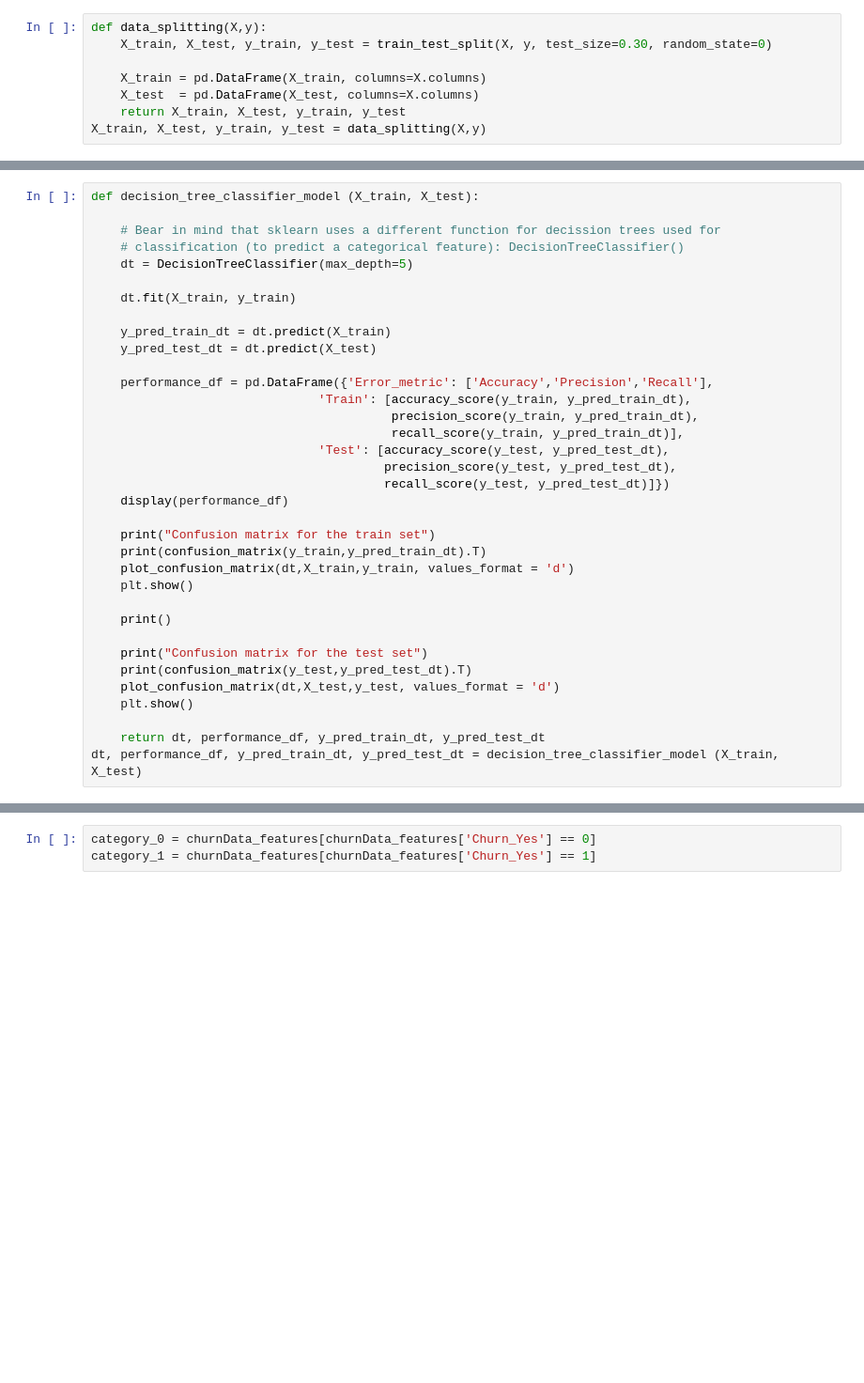
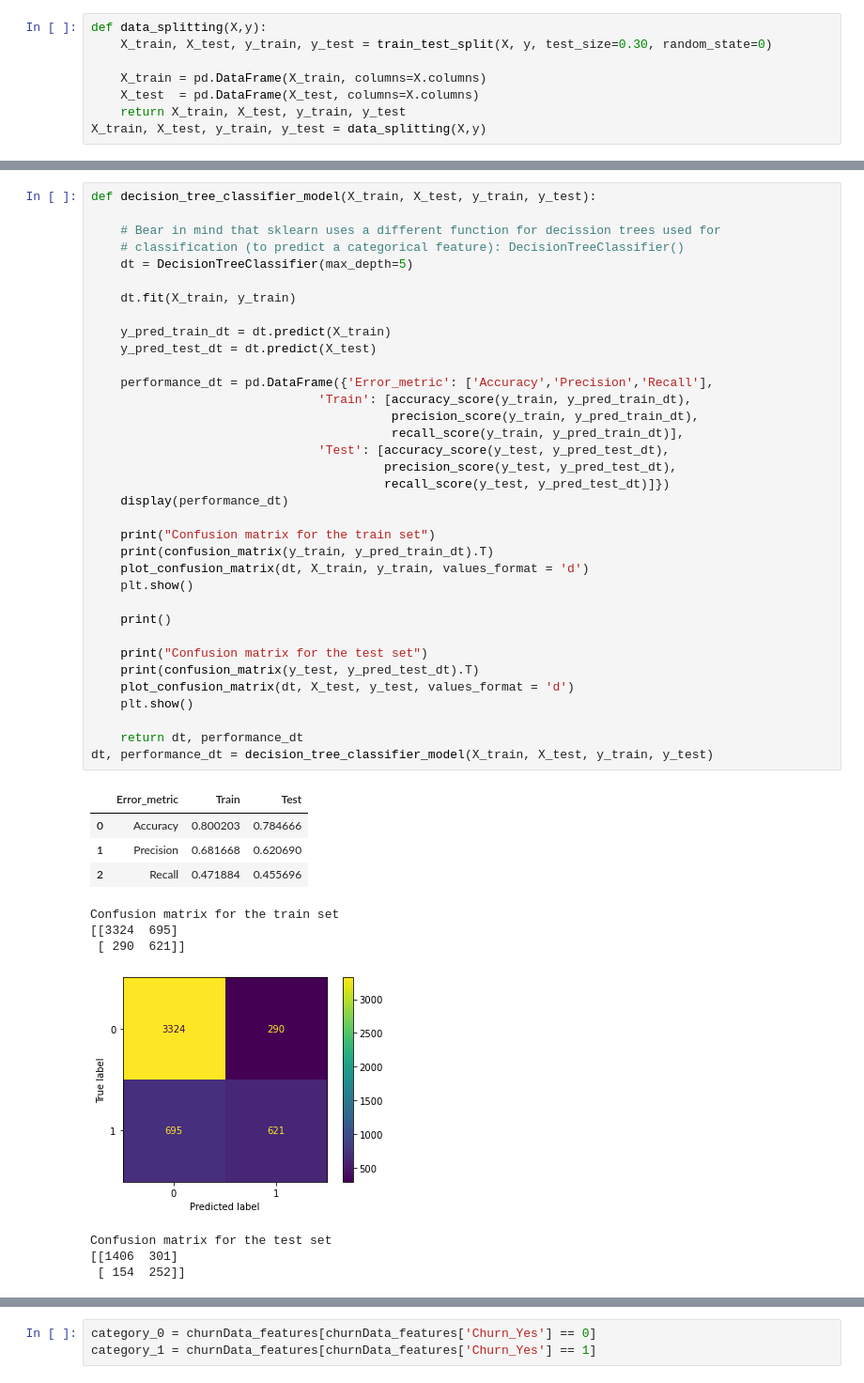
Before and after one commit to ZZN0412/LABS, a Jupyter notebook: Classification_Handling_Logistic_Regression_Imbalanced_data.ipynb, the cells around one changed output, grey strips where cells are left out. Shown at 94% size. Saved outputs shown, nothing was run; the diff lists cells and outputs as text; blank space fills up the shorter version.

```diff
--- a/Classification_Handling_Logistic_Regression_Imbalanced_data.ipynb
+++ b/Classification_Handling_Logistic_Regression_Imbalanced_data.ipynb
@@ -194,35 +352,47 @@ performance_knn, neigh= knn_classifier_model(X_train, X_test)
 # %%
-def decision_tree_classifier_model (X_train, X_test):
+def decision_tree_classifier_model(X_train, X_test, y_train, y_test):
 
     # Bear in mind that sklearn uses a different function for decission trees used for
     # classification (to predict a categorical feature): DecisionTreeClassifier()
     dt = DecisionTreeClassifier(max_depth=5)
 
     dt.fit(X_train, y_train)
 
     y_pred_train_dt = dt.predict(X_train)
     y_pred_test_dt = dt.predict(X_test)
 
-    performance_df = pd.DataFrame({'Error_metric': ['Accuracy','Precision','Recall'],
+    performance_dt = pd.DataFrame({'Error_metric': ['Accuracy','Precision','Recall'],
                                'Train': [accuracy_score(y_train, y_pred_train_dt),
                                          precision_score(y_train, y_pred_train_dt),
                                          recall_score(y_train, y_pred_train_dt)],
                                'Test': [accuracy_score(y_test, y_pred_test_dt),
                                         precision_score(y_test, y_pred_test_dt),
                                         recall_score(y_test, y_pred_test_dt)]})
-    display(performance_df)
+    display(performance_dt)
 
     print("Confusion matrix for the train set")
-    print(confusion_matrix(y_train,y_pred_train_dt).T)
-    plot_confusion_matrix(dt,X_train,y_train, values_format = 'd')
+    print(confusion_matrix(y_train, y_pred_train_dt).T)
+    plot_confusion_matrix(dt, X_train, y_train, values_format = 'd')
     plt.show()
 
     print()
 
     print("Confusion matrix for the test set")
-    print(confusion_matrix(y_test,y_pred_test_dt).T)
-    plot_confusion_matrix(dt,X_test,y_test, values_format = 'd')
+    print(confusion_matrix(y_test, y_pred_test_dt).T)
+    plot_confusion_matrix(dt, X_test, y_test, values_format = 'd')
     plt.show()
 
-    return dt, performance_df, y_pred_train_dt, y_pred_test_dt
-dt, performance_df, y_pred_train_dt, y_pred_test_dt = decision_tree_classifier_model (X_train, X_test)
+    return dt, performance_dt
+dt, performance_dt = decision_tree_classifier_model(X_train, X_test, y_train, y_test)
+# %% [output]
+|  | Error_metric | Train | Test |
+| 0 | Accuracy | 0.800203 | 0.784666 |
+| 1 | Precision | 0.681668 | 0.620690 |
+| 2 | Recall | 0.471884 | 0.455696 |
+Confusion matrix for the train set
+[[3324  695]
+ [ 290  621]]
+[figure, added]
+Confusion matrix for the test set
+[[1406  301]
+ [ 154  252]]
```
Also changed, not shown: parts of 115 cells of this notebook.
